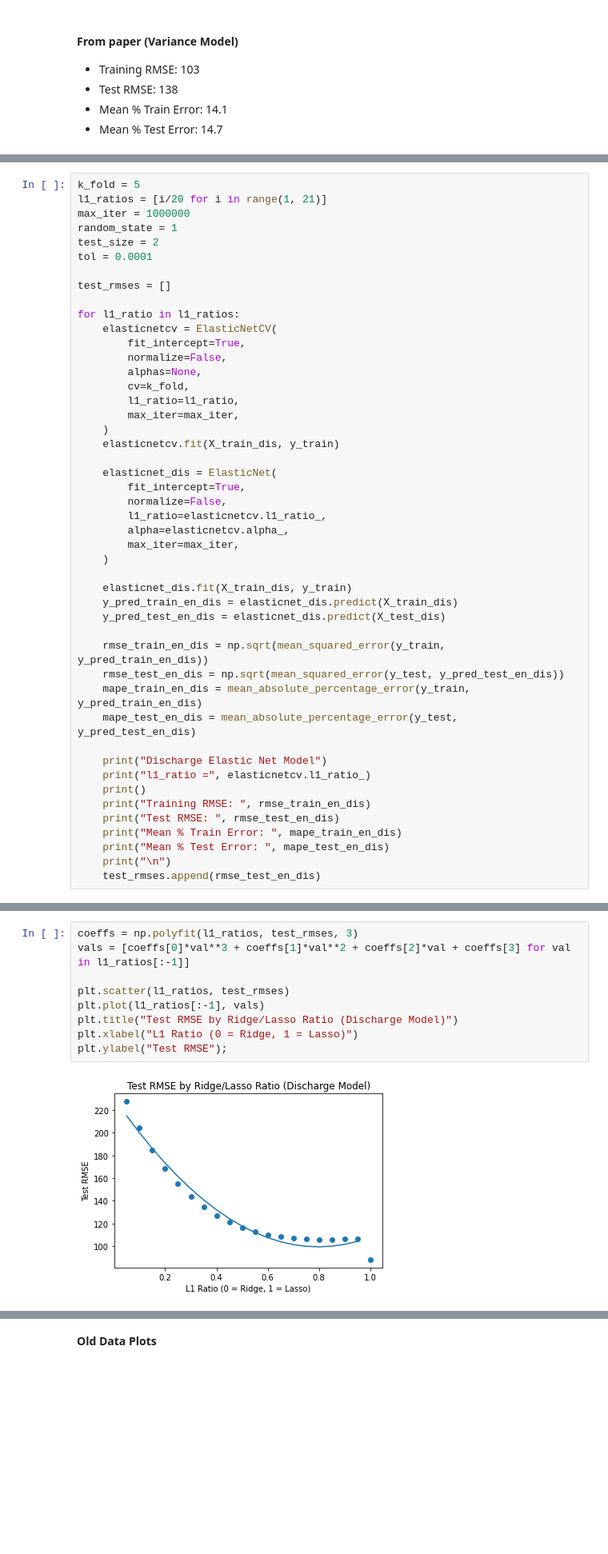
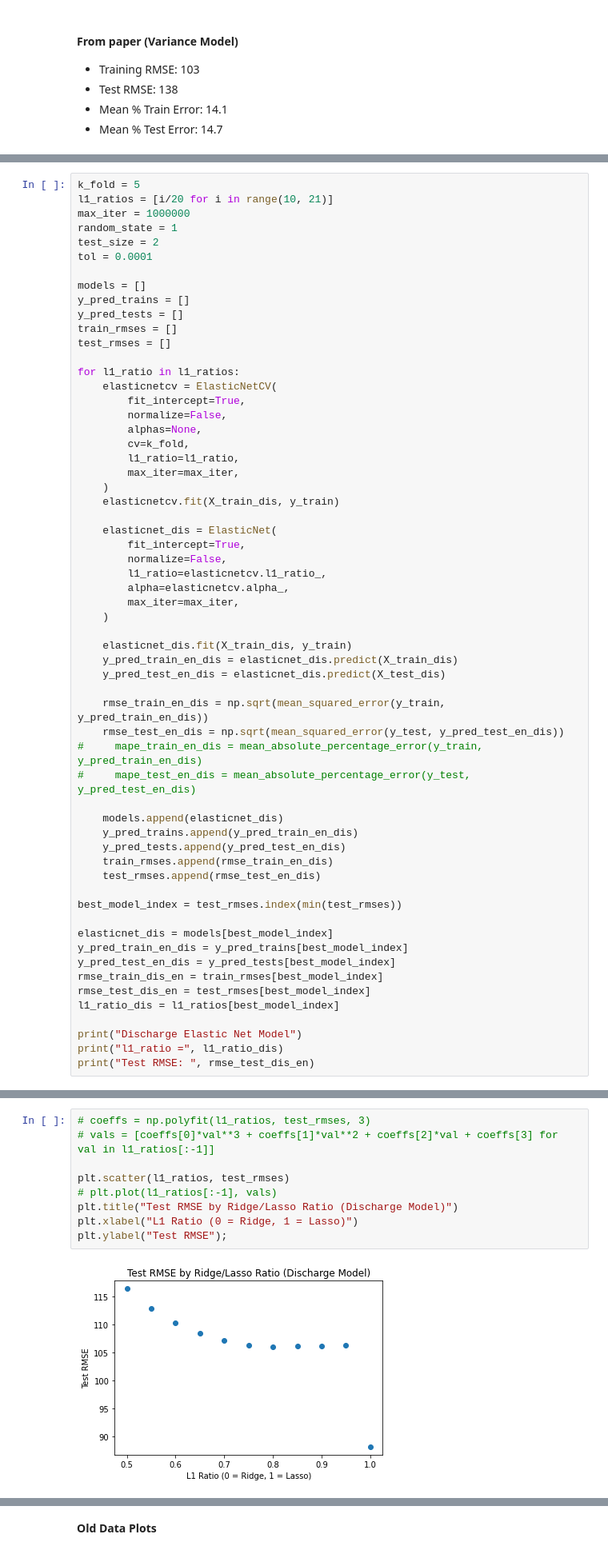
Before and after one commit to ayakkala1/TRI-Capstone, a Jupyter notebook: model_recreation.ipynb, the cells around one changed output, grey strips where cells are left out. Shown: that part at 80% size. Cells and saved outputs as stored; diff of their text form; blank space fills up the shorter version.

Commit message:
Elastic Net Mostly Functioning

```diff
--- a/model_recreation.ipynb
+++ b/model_recreation.ipynb
@@ -566,11 +432,15 @@ Mean % Test Error:  0.11019150889386012
 # %%
 k_fold = 5
-l1_ratios = [i/20 for i in range(1, 21)]
+l1_ratios = [i/20 for i in range(10, 21)]
 max_iter = 1000000
 random_state = 1
 test_size = 2
 tol = 0.0001
 
+models = []
+y_pred_trains = []
+y_pred_tests = []
+train_rmses = []
 test_rmses = []
 
 for l1_ratio in l1_ratios:
@@ -598,17 +468,26 @@ for l1_ratio in l1_ratios:
 
     rmse_train_en_dis = np.sqrt(mean_squared_error(y_train, y_pred_train_en_dis))
     rmse_test_en_dis = np.sqrt(mean_squared_error(y_test, y_pred_test_en_dis))
-    mape_train_en_dis = mean_absolute_percentage_error(y_train, y_pred_train_en_dis)
-    mape_test_en_dis = mean_absolute_percentage_error(y_test, y_pred_test_en_dis)
+#     mape_train_en_dis = mean_absolute_percentage_error(y_train, y_pred_train_en_dis)
+#     mape_test_en_dis = mean_absolute_percentage_error(y_test, y_pred_test_en_dis)
 
-    print("Discharge Elastic Net Model")
-    print("l1_ratio =", elasticnetcv.l1_ratio_)
-    print()
-    print("Training RMSE: ", rmse_train_en_dis)
-    print("Test RMSE: ", rmse_test_en_dis)
-    print("Mean % Train Error: ", mape_train_en_dis)
-    print("Mean % Test Error: ", mape_test_en_dis)
-    print("\n")
+    models.append(elasticnet_dis)
+    y_pred_trains.append(y_pred_train_en_dis)
+    y_pred_tests.append(y_pred_test_en_dis)
+    train_rmses.append(rmse_train_en_dis)
     test_rmses.append(rmse_test_en_dis)
+
+best_model_index = test_rmses.index(min(test_rmses))
+
+elasticnet_dis = models[best_model_index]
+y_pred_train_en_dis = y_pred_trains[best_model_index]
+y_pred_test_en_dis = y_pred_tests[best_model_index]
+rmse_train_dis_en = train_rmses[best_model_index]
+rmse_test_dis_en = test_rmses[best_model_index]
+l1_ratio_dis = l1_ratios[best_model_index]
+
+print("Discharge Elastic Net Model")
+print("l1_ratio =", l1_ratio_dis)
+print("Test RMSE: ", rmse_test_dis_en)
 # %% [output]
 Discharge Elastic Net Model
@@ -772,14 +510,14 @@ Mean % Test Error:  0.10756924225252303
 # %%
-coeffs = np.polyfit(l1_ratios, test_rmses, 3)
-vals = [coeffs[0]*val**3 + coeffs[1]*val**2 + coeffs[2]*val + coeffs[3] for val in l1_ratios[:-1]]
+# coeffs = np.polyfit(l1_ratios, test_rmses, 3)
+# vals = [coeffs[0]*val**3 + coeffs[1]*val**2 + coeffs[2]*val + coeffs[3] for val in l1_ratios[:-1]]
 
 plt.scatter(l1_ratios, test_rmses)
-plt.plot(l1_ratios[:-1], vals)
+# plt.plot(l1_ratios[:-1], vals)
 plt.title("Test RMSE by Ridge/Lasso Ratio (Discharge Model)")
 plt.xlabel("L1 Ratio (0 = Ridge, 1 = Lasso)")
 plt.ylabel("Test RMSE");
 # %% [output]
-[figure, old version]
+[figure, new version]
 # %% [markdown]
 #### From paper (Discharge Model)
 * Training RMSE: 76
```
Also changed, not shown: parts of 17 cells of this notebook.
